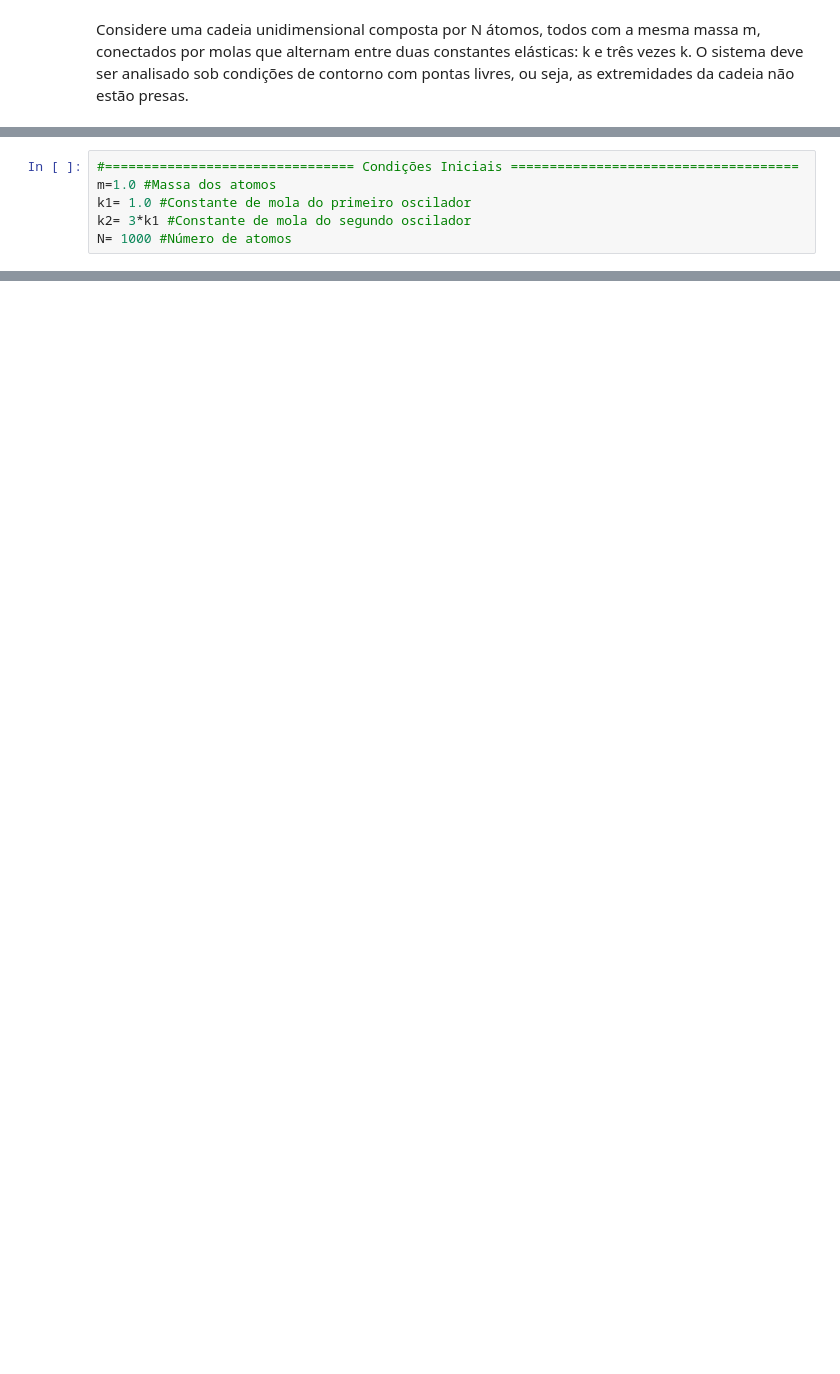
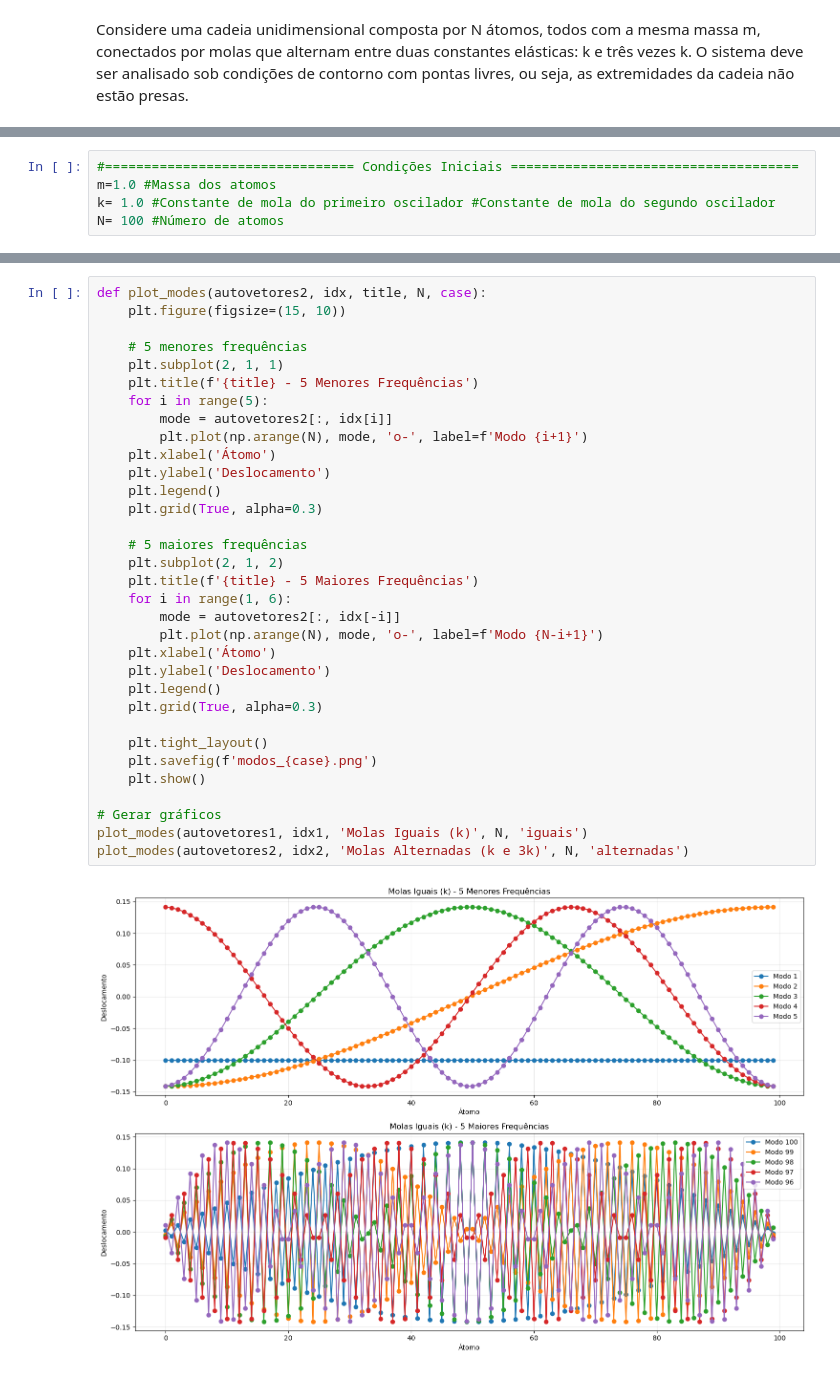
Before and after one commit to pimazzo/AV5, a Jupyter notebook: AV5.ipynb, the cells around one changed output, grey strips where cells are left out. Saved outputs shown, nothing was run; the diff lists cells and outputs as text; blank space fills up the shorter version.

```diff
--- a/AV5.ipynb
+++ b/AV5.ipynb
@@ -11,6 +11,5 @@ import time
 # %%
 #================================ Condições Iniciais =====================================
 m=1.0 #Massa dos atomos
-k1= 1.0 #Constante de mola do primeiro oscilador
-k2= 3*k1 #Constante de mola do segundo oscilador
-N= 1000 #Número de atomos
+k= 1.0 #Constante de mola do primeiro oscilador #Constante de mola do segundo oscilador
+N= 100 #Número de atomos
@@ -58,0 +76,35 @@ plt.show()
+# %%
+def plot_modes(autovetores2, idx, title, N, case):
+    plt.figure(figsize=(15, 10))
+
+    # 5 menores frequências
+    plt.subplot(2, 1, 1)
+    plt.title(f'{title} - 5 Menores Frequências')
+    for i in range(5):
+        mode = autovetores2[:, idx[i]]
+        plt.plot(np.arange(N), mode, 'o-', label=f'Modo {i+1}')
+    plt.xlabel('Átomo')
+    plt.ylabel('Deslocamento')
+    plt.legend()
+    plt.grid(True, alpha=0.3)
+
+    # 5 maiores frequências
+    plt.subplot(2, 1, 2)
+    plt.title(f'{title} - 5 Maiores Frequências')
+    for i in range(1, 6):
+        mode = autovetores2[:, idx[-i]]
+        plt.plot(np.arange(N), mode, 'o-', label=f'Modo {N-i+1}')
+    plt.xlabel('Átomo')
+    plt.ylabel('Deslocamento')
+    plt.legend()
+    plt.grid(True, alpha=0.3)
+
+    plt.tight_layout()
+    plt.savefig(f'modos_{case}.png')
+    plt.show()
+
+# Gerar gráficos
+plot_modes(autovetores1, idx1, 'Molas Iguais (k)', N, 'iguais')
+plot_modes(autovetores2, idx2, 'Molas Alternadas (k e 3k)', N, 'alternadas')
+# %% [output]
+[figure, added]
```
Also changed, not shown: parts of 5 cells of this notebook, 2 other files.
